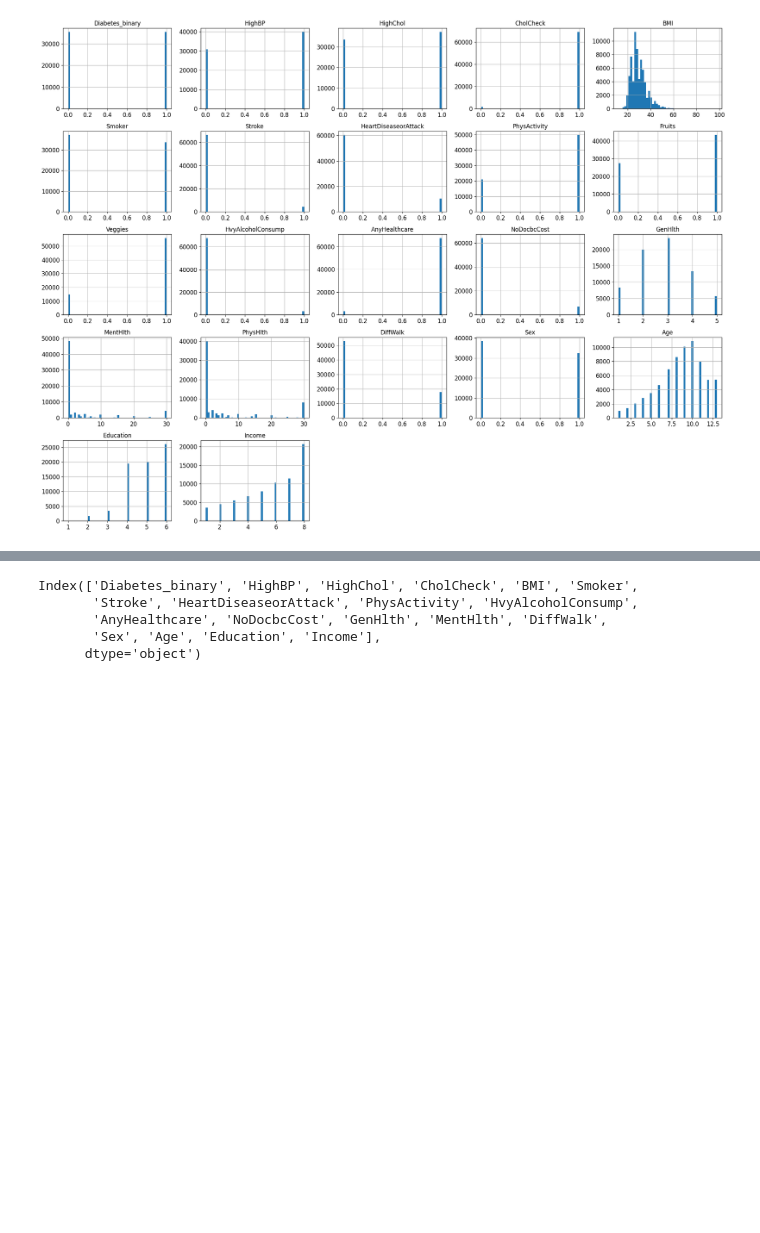
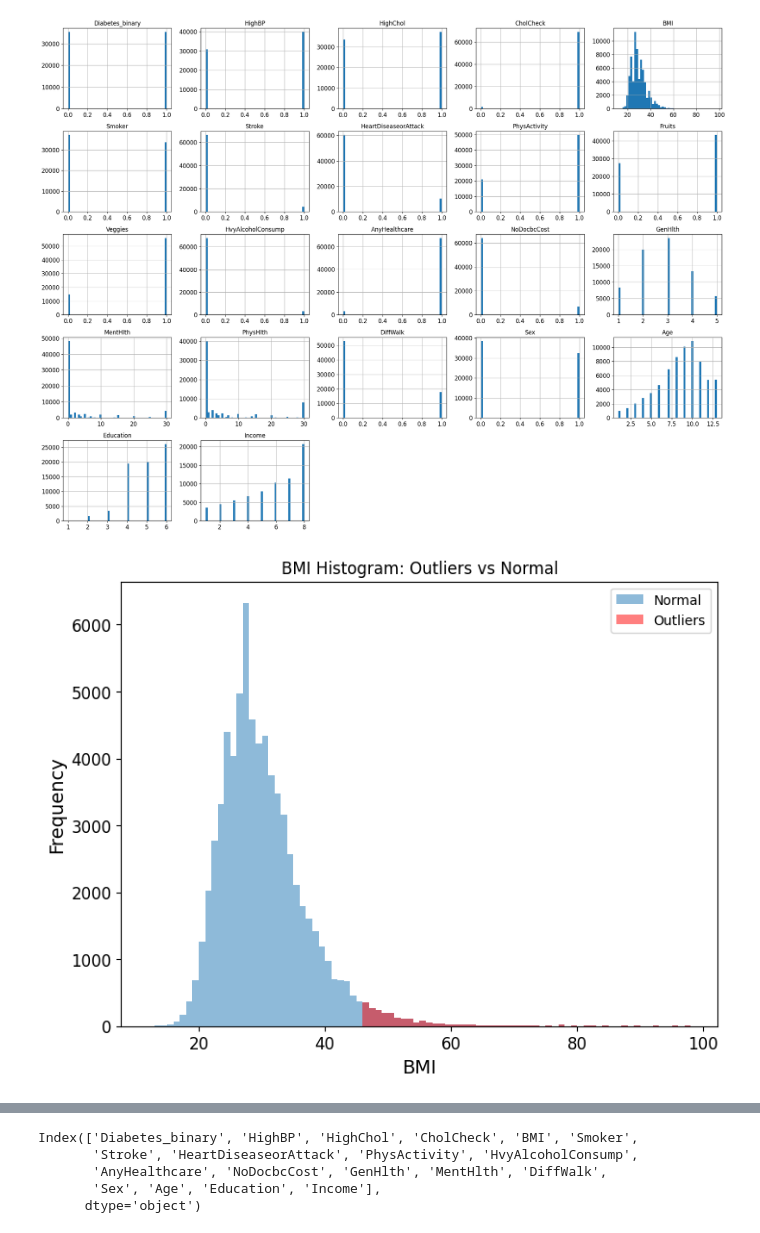
Before and after one commit to k23mhadh/DIABETES_ML_PROJECT, a Jupyter notebook: diabetes_classification.ipynb, the cells around one changed output, grey strips where cells are left out. Saved outputs shown, nothing was run; the diff lists cells and outputs as text; code cells hidden in the pictures; blank space fills up the shorter version.

```diff
--- a/diabetes_classification.ipynb
+++ b/diabetes_classification.ipynb
@@ -179,3 +179,27 @@ plt.show()
 # %% [output]
 Saving figure attribute_histogram_plots
 [figure]
+# %%
+#Outliers identification (BMI)
+
+Q1 = diabetes['BMI'].quantile(0.25)
+Q3 = diabetes['BMI'].quantile(0.75)
+IQR = Q3 - Q1
+lower_bound = Q1 - 1.5 * IQR
+upper_bound = Q3 + 1.5 * IQR
+outliers = diabetes[(diabetes['BMI'] < lower_bound) | (diabetes['BMI'] > upper_bound)]
+
+bins = range(int(diabetes['BMI'].min()), int(diabetes['BMI'].max()) + 1, 1)
+
+plt.figure(figsize=(8, 6))
+
+#Histogram plot
+plt.hist(diabetes['BMI'], bins=bins, alpha=0.5, label='Normal')
+plt.hist(outliers['BMI'], bins=bins, alpha=0.5, label='Outliers', color='r')
+plt.legend()
+plt.title('BMI Histogram: Outliers vs Normal')
+plt.xlabel('BMI')
+plt.ylabel('Frequency')
+plt.show()
+# %% [output]
+[figure, added]
```
Also changed, not shown: parts of 3 cells of this notebook.
